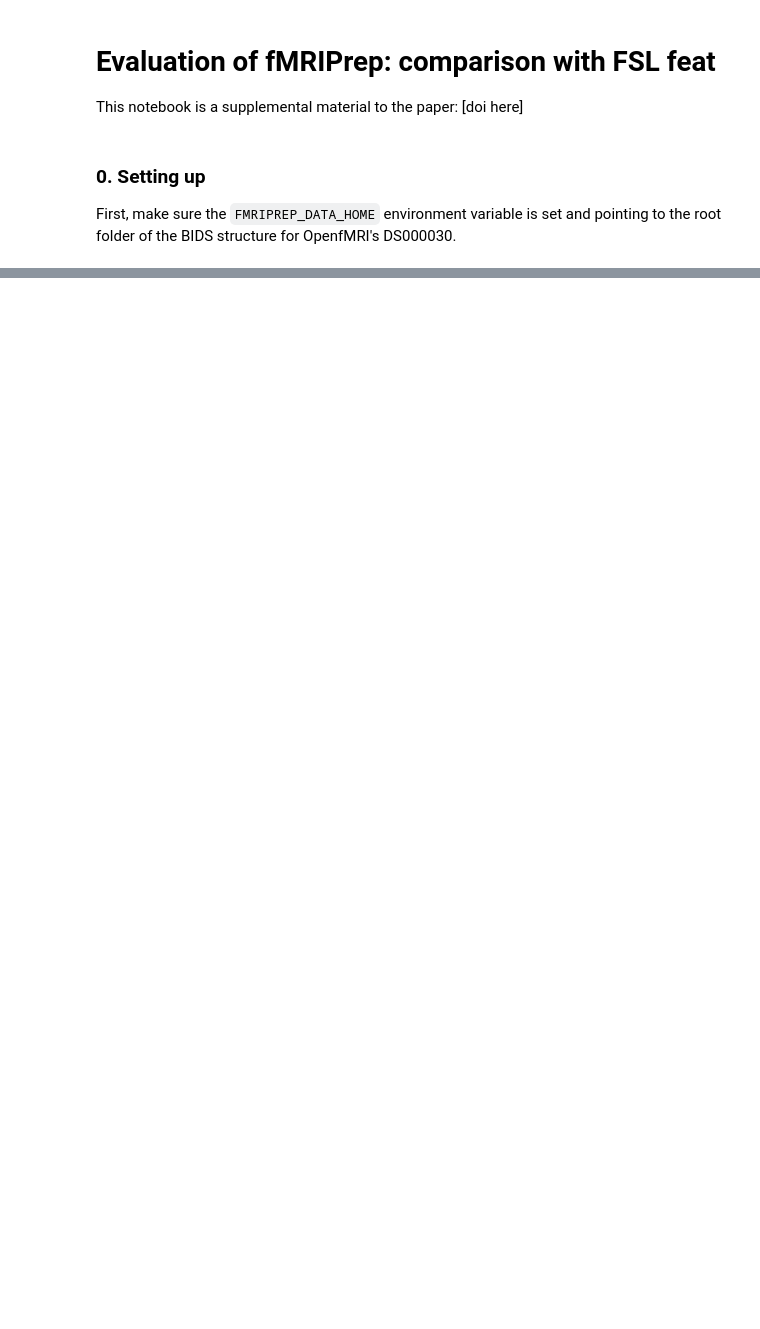
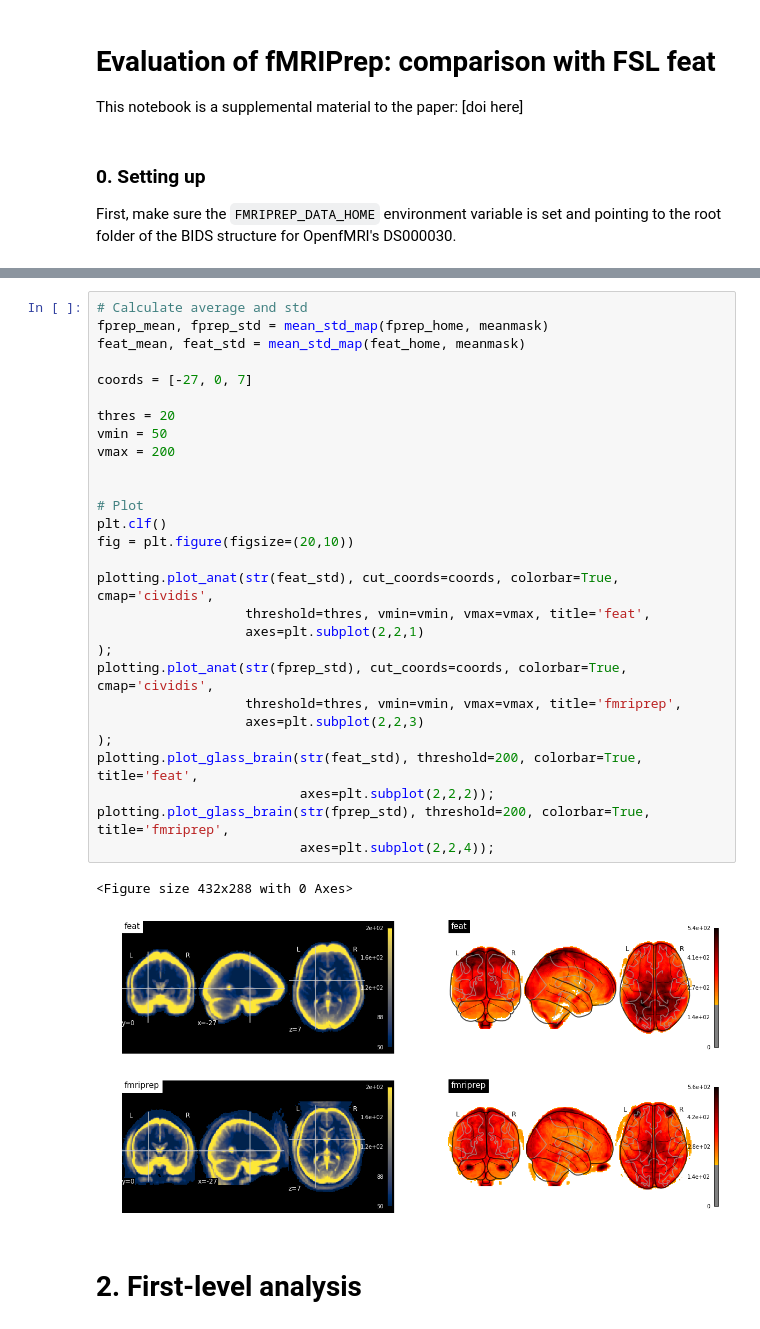
Before and after one commit to nipreps/fmriprep-notebooks, a Jupyter notebook: 02_Evaluation - FEAT Comparison.ipynb, the cells around one changed output, grey strips where cells are left out. Drawn from its saved outputs; the diff is of its cells as text; blank space fills up the shorter version.

```diff
--- a/02_Evaluation - FEAT Comparison.ipynb
+++ b/02_Evaluation - FEAT Comparison.ipynb
@@ -212,0 +88,33 @@ mpl.rcParams.update(pgf_with_custom_preamble)
+# %%
+# Calculate average and std
+fprep_mean, fprep_std = mean_std_map(fprep_home, meanmask)
+feat_mean, feat_std = mean_std_map(feat_home, meanmask)
+
+coords = [-27, 0, 7]
+
+thres = 20
+vmin = 50
+vmax = 200
+
+
+# Plot
+plt.clf()
+fig = plt.figure(figsize=(20,10))
+
+plotting.plot_anat(str(feat_std), cut_coords=coords, colorbar=True, cmap='cividis',
+                   threshold=thres, vmin=vmin, vmax=vmax, title='feat',
+                   axes=plt.subplot(2,2,1)
+);
+plotting.plot_anat(str(fprep_std), cut_coords=coords, colorbar=True, cmap='cividis',
+                   threshold=thres, vmin=vmin, vmax=vmax, title='fmriprep',
+                   axes=plt.subplot(2,2,3)
+);
+plotting.plot_glass_brain(str(feat_std), threshold=200, colorbar=True, title='feat',
+                          axes=plt.subplot(2,2,2));
+plotting.plot_glass_brain(str(fprep_std), threshold=200, colorbar=True, title='fmriprep',
+                          axes=plt.subplot(2,2,4));
+# %% [output]
+<Figure size 432x288 with 0 Axes>
+[figure, added]
+# %% [markdown]
+# 2. First-level analysis
```
Also changed, not shown: parts of 61 cells of this notebook, 1 other file.
